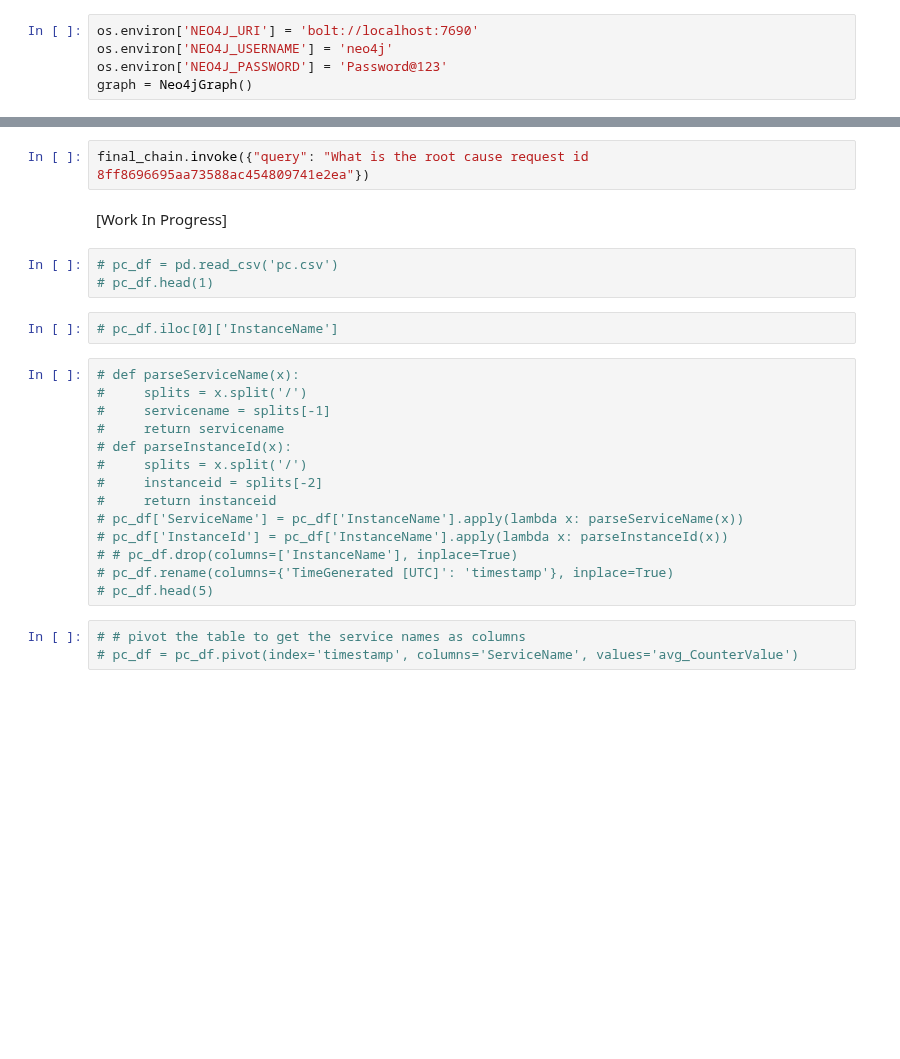
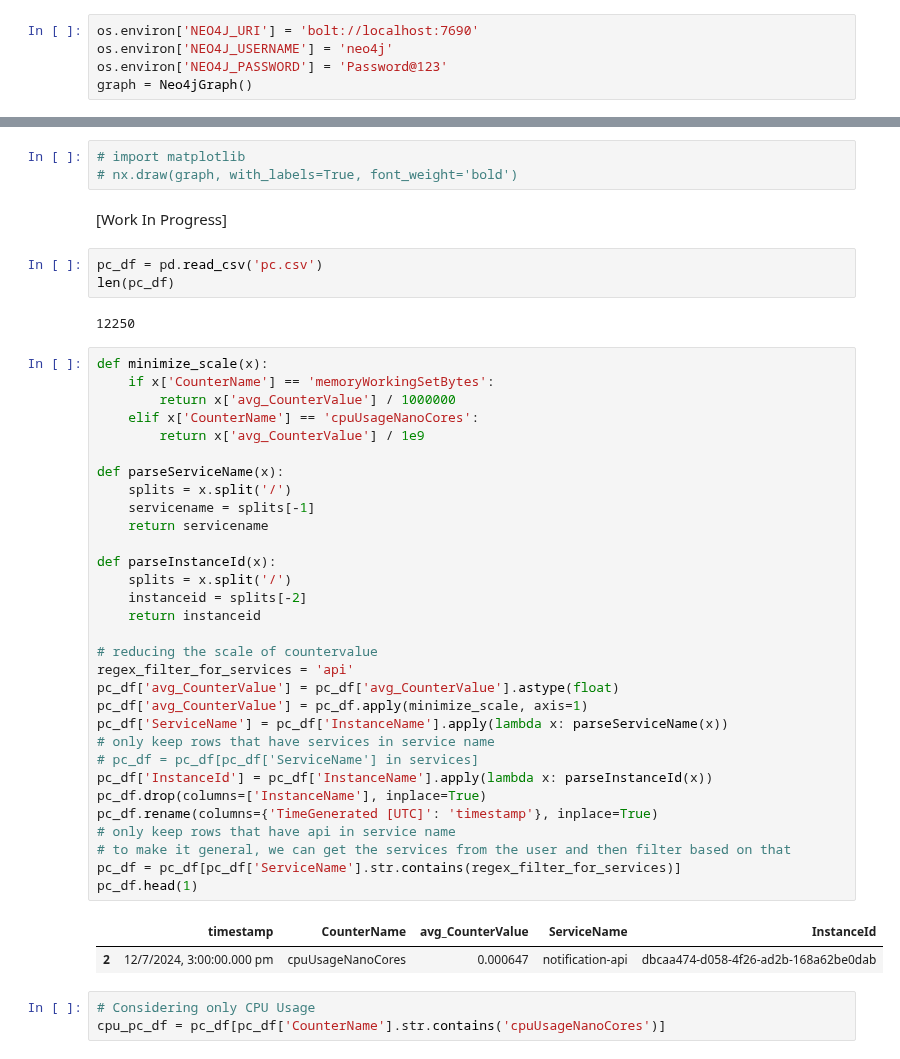
Before and after one commit to sriksmachi/sriksml, a Jupyter notebook: projects/causalmodels_on_microservices/data_prep.ipynb, the cells around one changed output, grey strips where cells are left out. Saved outputs shown, nothing was run; the diff lists cells and outputs as text; blank space fills up the shorter version.

```diff
--- a/projects/causalmodels_on_microservices/data_prep.ipynb
+++ b/projects/causalmodels_on_microservices/data_prep.ipynb
@@ -159,26 +146,47 @@ The below code, creates a confidence chain that will be used to ask LLM how conf
-# %%
-final_chain.invoke({"query": "What is the root cause request id 8ff8696695aa73588ac454809741e2ea"})
+# %%
+# import matplotlib
+# nx.draw(graph, with_labels=True, font_weight='bold')
 # %% [markdown]
 [Work In Progress]
 # %%
-# pc_df = pd.read_csv('pc.csv')
-# pc_df.head(1)
+pc_df = pd.read_csv('pc.csv')
+len(pc_df)
+# %% [output]
+12250
-# %%
-# pc_df.iloc[0]['InstanceName']
 # %%
-# def parseServiceName(x):
-#     splits = x.split('/')
-#     servicename = splits[-1]
-#     return servicename
-# def parseInstanceId(x):
-#     splits = x.split('/')
-#     instanceid = splits[-2]
-#     return instanceid
-# pc_df['ServiceName'] = pc_df['InstanceName'].apply(lambda x: parseServiceName(x))
-# pc_df['InstanceId'] = pc_df['InstanceName'].apply(lambda x: parseInstanceId(x))
-# # pc_df.drop(columns=['InstanceName'], inplace=True)
-# pc_df.rename(columns={'TimeGenerated [UTC]': 'timestamp'}, inplace=True)
-# pc_df.head(5)
+def minimize_scale(x):
+    if x['CounterName'] == 'memoryWorkingSetBytes':
+        return x['avg_CounterValue'] / 1000000
+    elif x['CounterName'] == 'cpuUsageNanoCores':
+        return x['avg_CounterValue'] / 1e9
+
+def parseServiceName(x):
+    splits = x.split('/')
+    servicename = splits[-1]
+    return servicename
+
+def parseInstanceId(x):
+    splits = x.split('/')
+    instanceid = splits[-2]
+    return instanceid
+
+# reducing the scale of countervalue
+regex_filter_for_services = 'api'
+pc_df['avg_CounterValue'] = pc_df['avg_CounterValue'].astype(float)
+pc_df['avg_CounterValue'] = pc_df.apply(minimize_scale, axis=1)
+pc_df['ServiceName'] = pc_df['InstanceName'].apply(lambda x: parseServiceName(x))
+# only keep rows that have services in service name
+# pc_df = pc_df[pc_df['ServiceName'] in services]
+pc_df['InstanceId'] = pc_df['InstanceName'].apply(lambda x: parseInstanceId(x))
+pc_df.drop(columns=['InstanceName'], inplace=True)
+pc_df.rename(columns={'TimeGenerated [UTC]': 'timestamp'}, inplace=True)
+# only keep rows that have api in service name
+# to make it general, we can get the services from the user and then filter based on that
+pc_df = pc_df[pc_df['ServiceName'].str.contains(regex_filter_for_services)]
+pc_df.head(1)
+# %% [output]
+|  | timestamp | CounterName | avg_CounterValue | ServiceName | InstanceId |
+| 2 | 12/7/2024, 3:00:00.000 pm | cpuUsageNanoCores | 0.000647 | notification-api | dbcaa474-d058-4f26-ad2b-168a62be0dab |
-# %%
-# # pivot the table to get the service names as columns
-# pc_df = pc_df.pivot(index='timestamp', columns='ServiceName', values='avg_CounterValue')
+# %%
+# Considering only CPU Usage
+cpu_pc_df = pc_df[pc_df['CounterName'].str.contains('cpuUsageNanoCores')]
```
Also changed, not shown: parts of 16 cells of this notebook, 14 other files.
